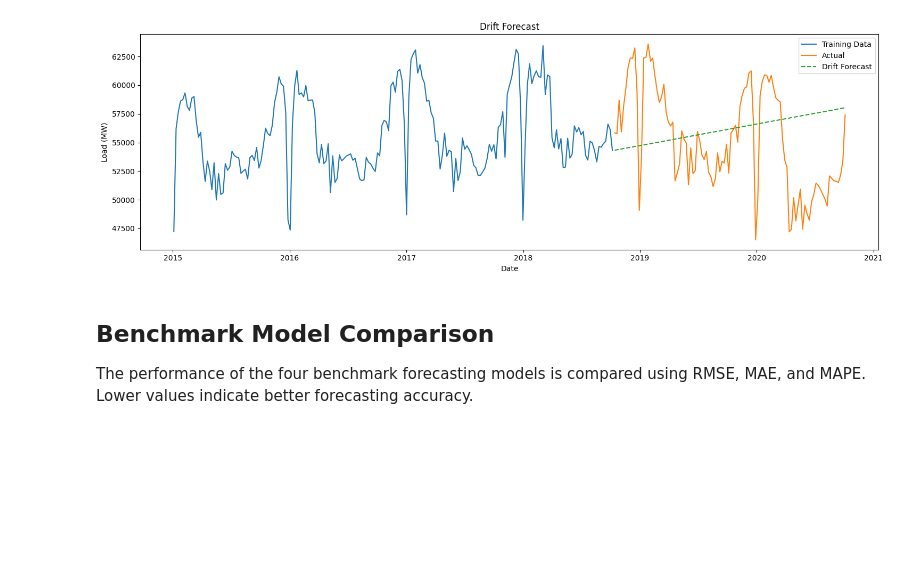
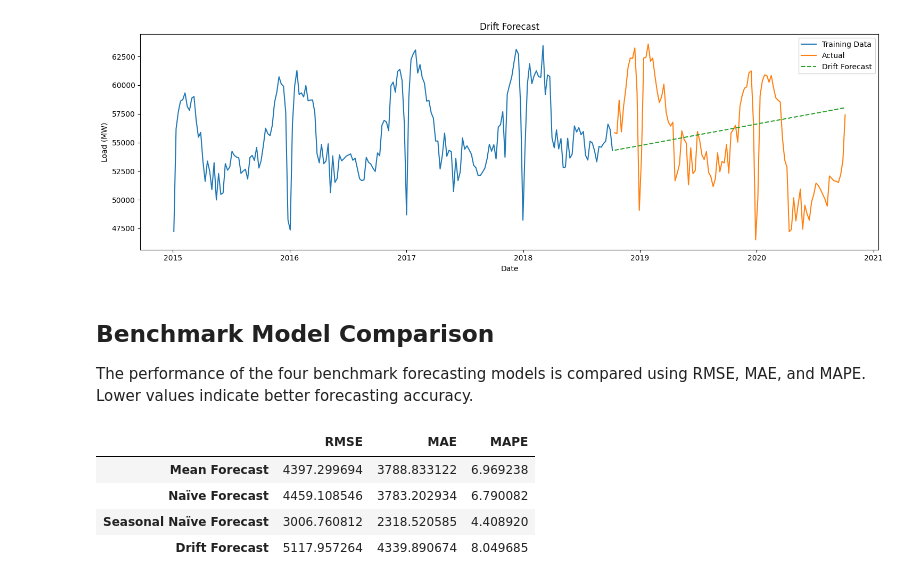
Before and after one commit to dekshinaudayan/german-electricity-demand-forecasting, a Jupyter notebook: notebooks/03_Benchmark_Models.ipynb, the cells around one changed output. Drawn from its saved outputs; the diff is of its cells as text; code cells hidden in the pictures; blank space fills up the shorter version.

Commit message:
Complete benchmark forecasting models

```diff
--- a/notebooks/03_Benchmark_Models.ipynb
+++ b/notebooks/03_Benchmark_Models.ipynb
@@ -494,3 +494,20 @@ plt.show()
 ## Benchmark Model Comparison
 
 The performance of the four benchmark forecasting models is compared using RMSE, MAE, and MAPE. Lower values indicate better forecasting accuracy.
+# %%
+# Combine benchmark evaluation metrics
+
+benchmark_results = pd.concat([
+    mean_results,
+    naive_results,
+    seasonal_naive_results,
+    drift_results
+])
+
+benchmark_results
+# %% [output]
+|  | RMSE | MAE | MAPE |
+| Mean Forecast | 4397.299694 | 3788.833122 | 6.969238 |
+| Naïve Forecast | 4459.108546 | 3783.202934 | 6.790082 |
+| Seasonal Naïve Forecast | 3006.760812 | 2318.520585 | 4.408920 |
+| Drift Forecast | 5117.957264 | 4339.890674 | 8.049685 |
```
Also changed, not shown: parts of 1 cell of this notebook.
